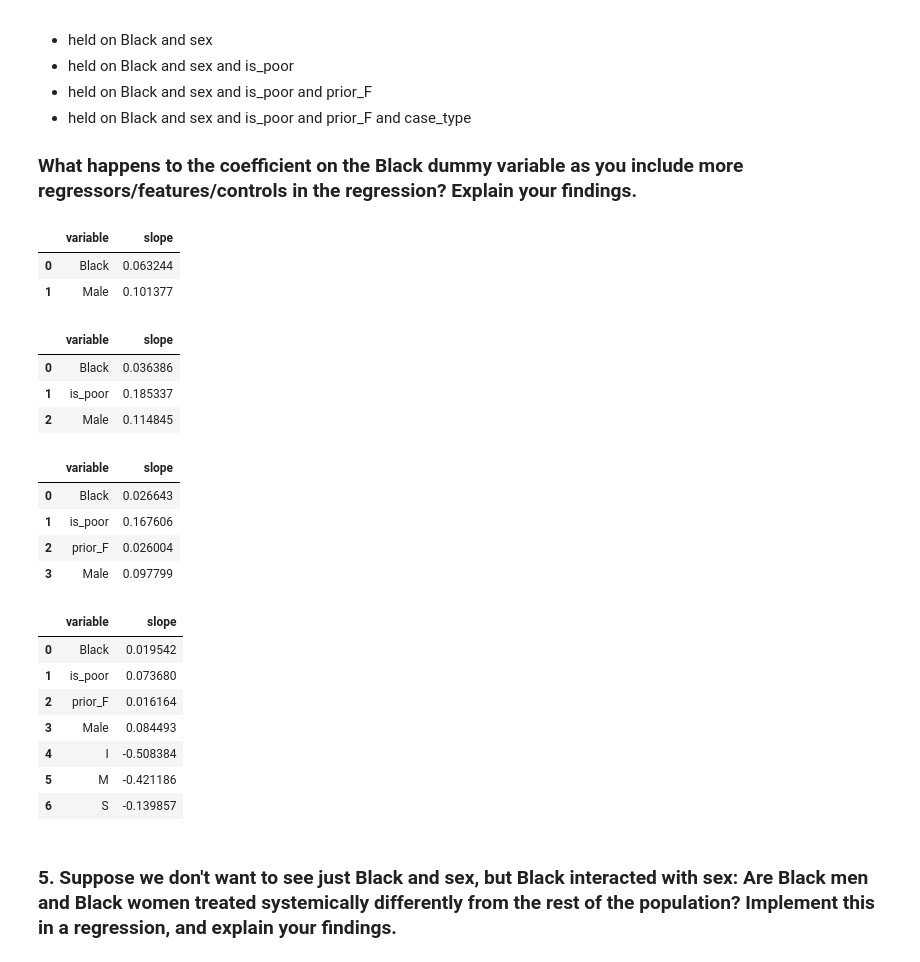
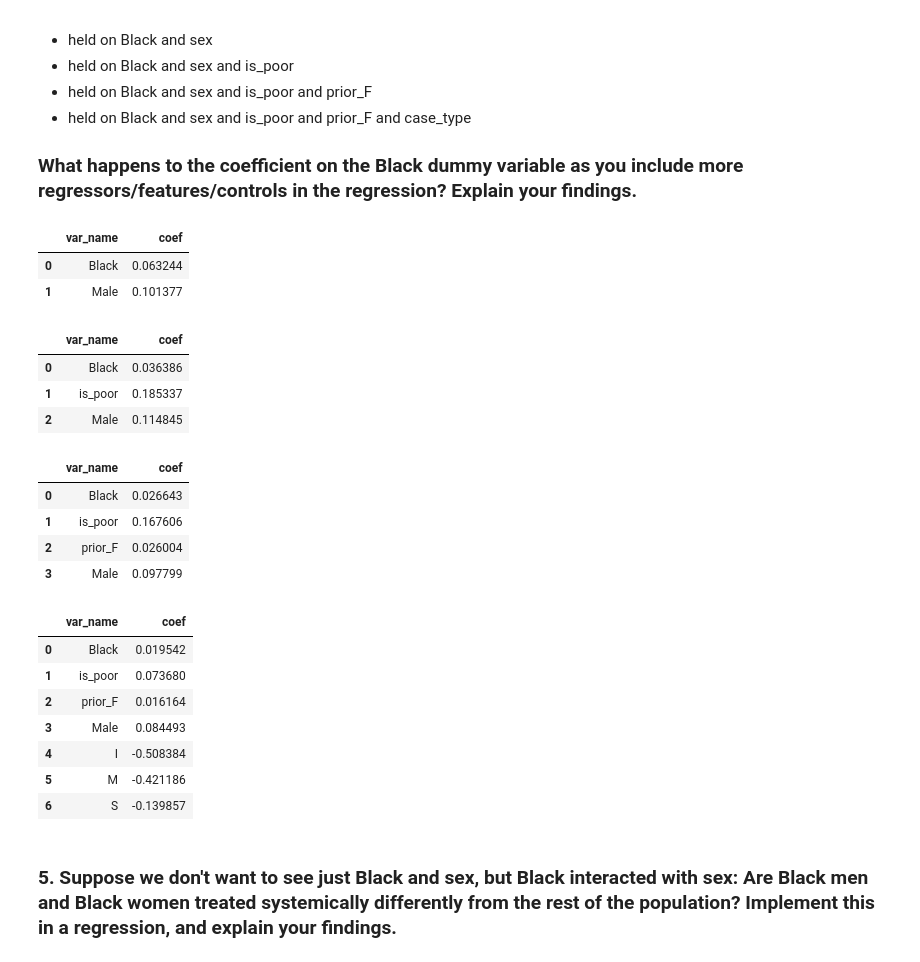
Before and after one commit to Catherine-Nguyen88/linearRegression, a Jupyter notebook: assignment.ipynb, the cells around one changed output. Drawn from its saved outputs; the diff is of its cells as text; code cells hidden in the pictures.

```diff
--- a/assignment.ipynb
+++ b/assignment.ipynb
@@ -400,55 +371,63 @@ print('RMSE: ', rmse)
 - held on Black and sex and is_poor and prior_F and case_type
 ### What happens to the coefficient on the Black dummy variable as you include more regressors/features/controls in the regression? Explain your findings.
 # %%
-from sklearn.linear_model import LinearRegression # Import linear regression model
+from sklearn.linear_model import LinearRegression
 
-sex_dummies = pd.get_dummies(df2['sex'],dtype='int',drop_first=True)
-case_type_dummies = pd.get_dummies(df2['case_type'],dtype='int',drop_first=True)
+sex_dummy = pd.get_dummies(df2['sex'],dtype='int',drop_first=True)
+case_type_dummy = pd.get_dummies(df2['case_type'],dtype='int',drop_first=True)
 # %%
 # held on Black and sex
-X = pd.concat([df2['Black'],sex_dummies],axis=1)
+X = pd.concat([df2['Black'],sex_dummy],axis=1)
 y = df2['held']
+
 reg = LinearRegression().fit(X,y)
-sdf = pd.DataFrame({'variable': X.columns, 'slope':reg.coef_})
-sdf
+
+df4 = pd.DataFrame({'var_name': X.columns, 'coef':reg.coef_})
+df4
 # %% [output]
-|  | variable | slope |
+|  | var_name | coef |
 | 0 | Black | 0.063244 |
 | 1 | Male | 0.101377 |
 # %%
 # held on Black and sex and is_poor
-X = pd.concat([df2.loc[:,['Black','is_poor']],sex_dummies],axis=1)
+X = pd.concat([df2.loc[:,['Black','is_poor']],sex_dummy],axis=1)
 y = df2['held']
+
 reg = LinearRegression().fit(X,y)
-df4 = pd.DataFrame({'variable': X.columns, 'slope':reg.coef_})
+
+df4 = pd.DataFrame({'var_name': X.columns, 'coef':reg.coef_})
 df4
 # %% [output]
-|  | variable | slope |
+|  | var_name | coef |
 | 0 | Black | 0.036386 |
 | 1 | is_poor | 0.185337 |
 | 2 | Male | 0.114845 |
 # %%
 # held on Black and sex and is_poor and prior_F
-X = pd.concat([df2.loc[:,['Black','is_poor', 'prior_F']],sex_dummies],axis=1)
+X = pd.concat([df2.loc[:,['Black','is_poor', 'prior_F']],sex_dummy],axis=1)
 y = df2['held']
+
 reg = LinearRegression().fit(X,y)
-df4 = pd.DataFrame({'variable': X.columns, 'slope':reg.coef_})
+
+df4 = pd.DataFrame({'var_name': X.columns, 'coef':reg.coef_})
 df4
 # %% [output]
-|  | variable | slope |
+|  | var_name | coef |
 | 0 | Black | 0.026643 |
 | 1 | is_poor | 0.167606 |
 | 2 | prior_F | 0.026004 |
 | 3 | Male | 0.097799 |
 # %%
 # held on Black and sex and is_poor and prior_F and case_type
-X = pd.concat([df2.loc[:,['Black','is_poor', 'prior_F']],sex_dummies, case_type_dummies],axis=1)
+X = pd.concat([df2.loc[:,['Black','is_poor', 'prior_F']],sex_dummy, case_type_dummy],axis=1)
 y = df2['held']
+
 reg = LinearRegression().fit(X,y)
-df4 = pd.DataFrame({'variable': X.columns, 'slope':reg.coef_})
+
+df4 = pd.DataFrame({'var_name': X.columns, 'coef':reg.coef_})
 df4
 # %% [output]
-|  | variable | slope |
+|  | var_name | coef |
 | 0 | Black | 0.019542 |
 | 1 | is_poor | 0.073680 |
 | 2 | prior_F | 0.016164 |
```
Also changed, not shown: parts of 15 cells of this notebook.
